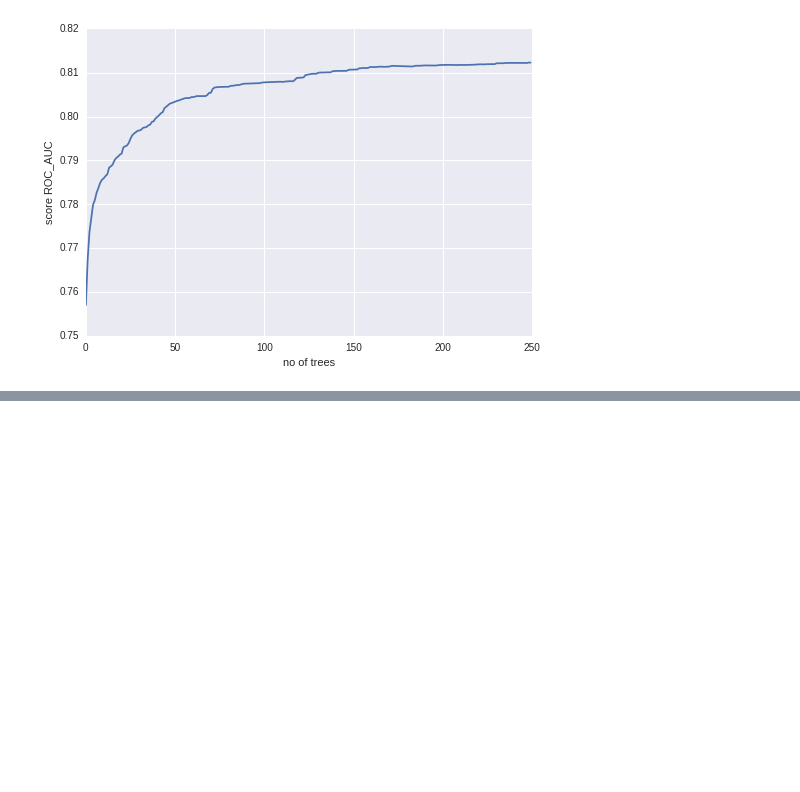
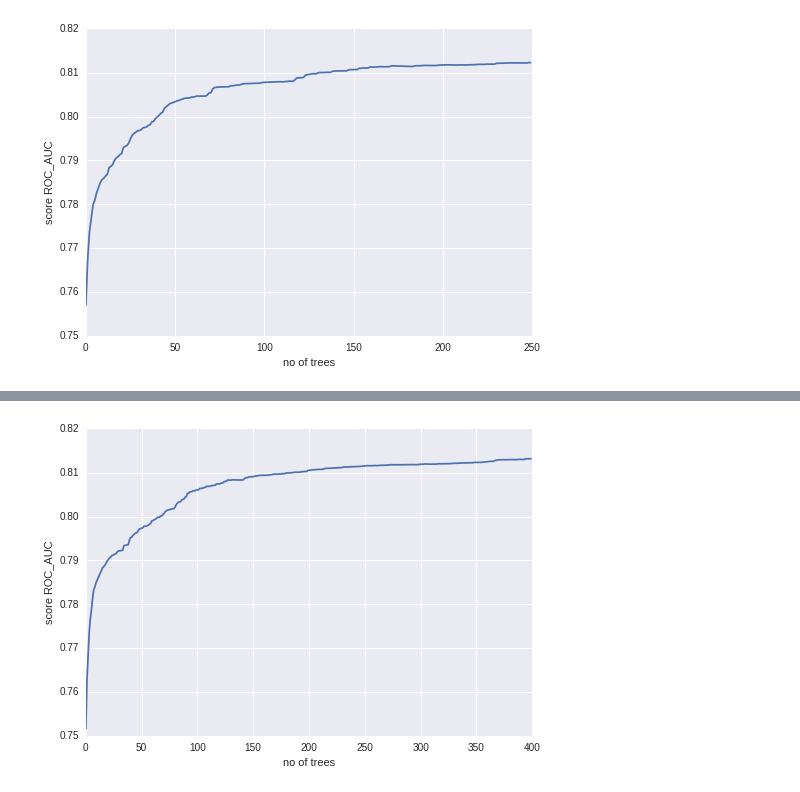
Before and after one commit to adendek/DownstreamTracking, a Jupyter notebook: SeedClasifier/Baseline-BDT.ipynb, the cells around one changed output, grey strips where cells are left out. Cells and saved outputs as stored; diff of their text form; code cells hidden in the pictures; blank space fills up the shorter version.

```diff
--- a/SeedClasifier/Baseline-BDT.ipynb
+++ b/SeedClasifier/Baseline-BDT.ipynb
@@ -403,0 +491,17 @@ I use this transformation only for features in similar ranges.
+# %%
+probas = gb3.staged_predict_proba(test_X)
+linear_tree_scores = []
+for proba in probas:
+    predicted = proba[:, 1]
+    score =  roc_auc_score(test_Y, predicted)
+    linear_tree_scores.append(score)
+# %%
+x = numpy.array([x  for x in range(400)])
+plt.figure()
+plt.plot(x,linear_tree_scores)
+plt.ylim(0.75, 0.82)
+plt.xlabel('no of trees')
+plt.ylabel('score ROC_AUC')
+plt.show()
+# %% [output]
+[figure, added]
```
Also changed, not shown: parts of 31 cells of this notebook, 8 other files.
